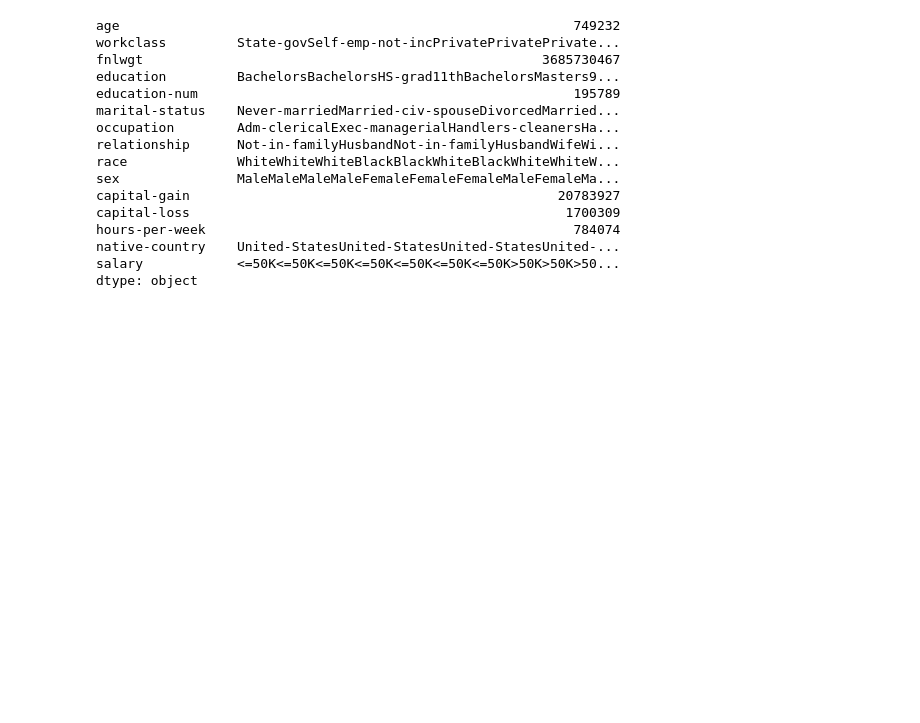
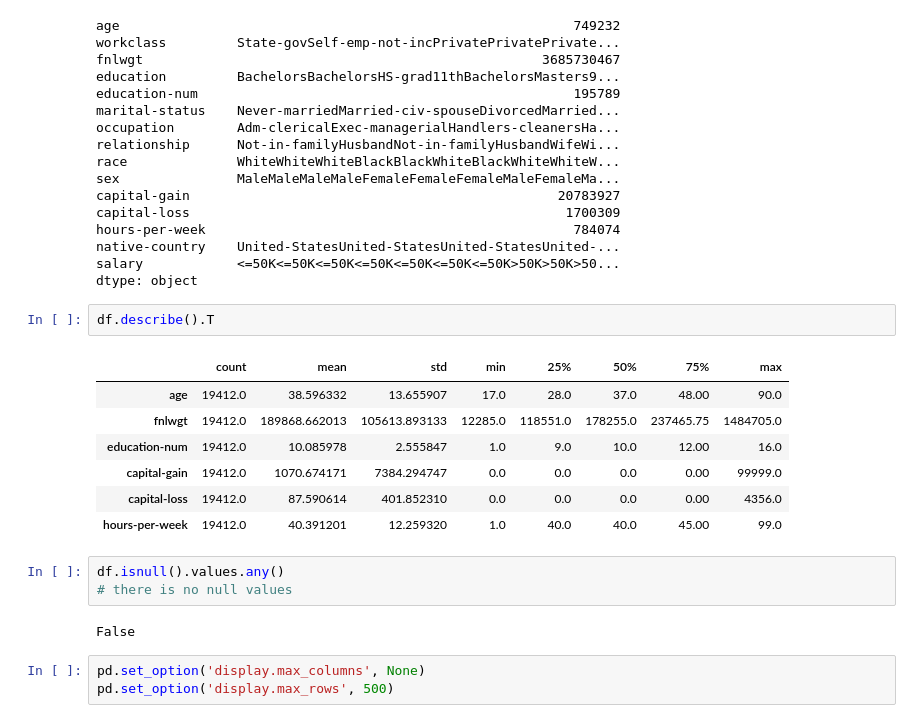
Before and after one commit to dilaraesmer/FreeCodeCamp-Data-Analysis-with-Python, a Jupyter notebook: project_1.ipynb, the cells around one changed output. Saved outputs shown, nothing was run; the diff lists cells and outputs as text; blank space fills up the shorter version.

```diff
--- a/project_1.ipynb
+++ b/project_1.ipynb
@@ -207,3 +207,21 @@ hours-per-week                                               784074
 native-country    United-StatesUnited-StatesUnited-StatesUnited-...
 salary            <=50K<=50K<=50K<=50K<=50K<=50K<=50K>50K>50K>50...
 dtype: object
+# %%
+df.describe().T
+# %% [output]
+|  | count | mean | std | min | 25% | 50% | 75% | max |
+| age | 19412.0 | 38.596332 | 13.655907 | 17.0 | 28.0 | 37.0 | 48.00 | 90.0 |
+| fnlwgt | 19412.0 | 189868.662013 | 105613.893133 | 12285.0 | 118551.0 | 178255.0 | 237465.75 | 1484705.0 |
+| education-num | 19412.0 | 10.085978 | 2.555847 | 1.0 | 9.0 | 10.0 | 12.00 | 16.0 |
+| capital-gain | 19412.0 | 1070.674171 | 7384.294747 | 0.0 | 0.0 | 0.0 | 0.00 | 99999.0 |
+| capital-loss | 19412.0 | 87.590614 | 401.852310 | 0.0 | 0.0 | 0.0 | 0.00 | 4356.0 |
+| hours-per-week | 19412.0 | 40.391201 | 12.259320 | 1.0 | 40.0 | 40.0 | 45.00 | 99.0 |
+# %%
+df.isnull().values.any()
+# there is no null values
+# %% [output]
+False
+# %%
+pd.set_option('display.max_columns', None)
+pd.set_option('display.max_rows', 500)
```
